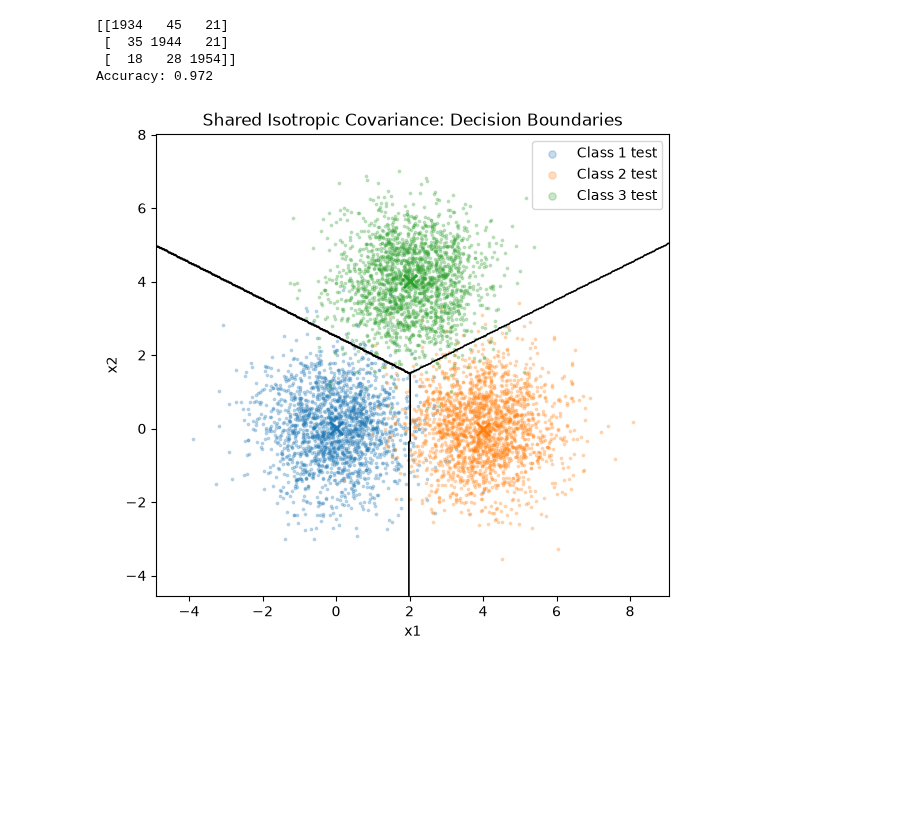
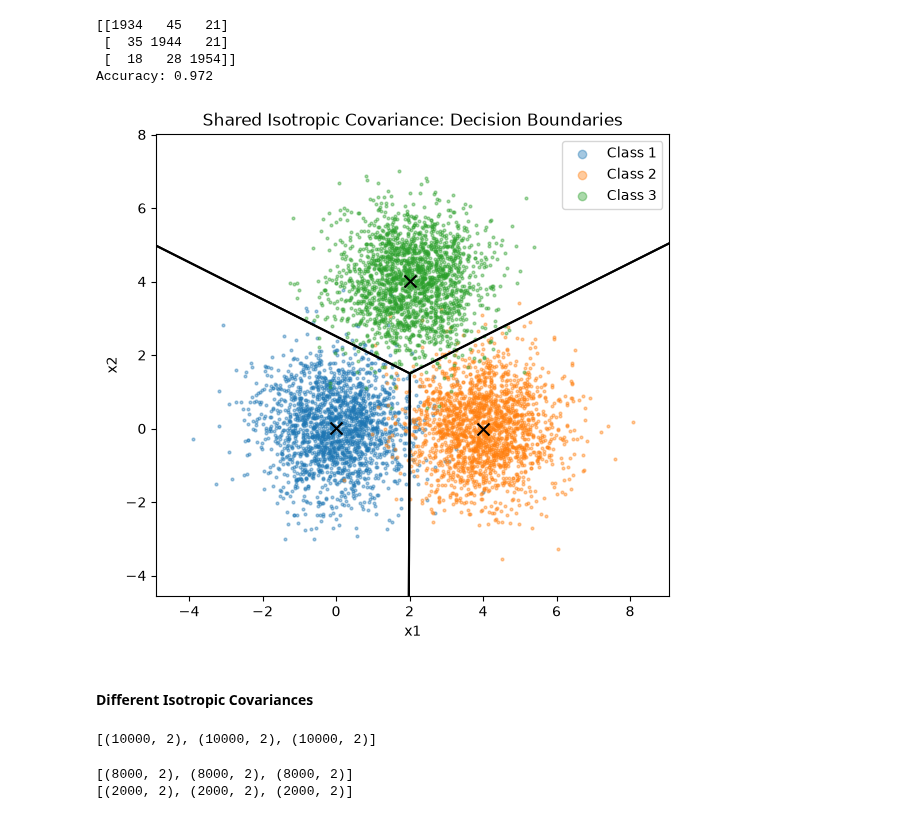
Before and after one commit to karywnl/pattern-recognition, a Jupyter notebook: lab5/lab5.ipynb, the cells around one changed output. Cells and saved outputs as stored; diff of their text form; code cells hidden in the pictures; blank space fills up the shorter version.

```diff
--- a/lab5/lab5.ipynb
+++ b/lab5/lab5.ipynb
@@ -137,31 +137,75 @@ Accuracy: 0.972
 # %%
 # decision regions from the estimated Gaussian scores
 
 test_points = np.vstack(test_class_samples)
 x_values = np.linspace(test_points[:, 0].min() - 1, test_points[:, 0].max() + 1, 400)
 y_values = np.linspace(test_points[:, 1].min() - 1, test_points[:, 1].max() + 1, 400)
 x_grid, y_grid = np.meshgrid(x_values, y_values)
-regions = np.zeros(x_grid.shape, dtype=int)
+grid_scores = np.zeros((3, *x_grid.shape))
 for i in range(x_grid.shape[0]):
     for j in range(x_grid.shape[1]):
         point = np.array([x_grid[i, j], y_grid[i, j]])
-        scores = [gaussian_score(point, mu_hat, shared_cov_est) for mu_hat in train_class_mean_est]
-        regions[i, j] = np.argmax(scores)
+        grid_scores[:, i, j] = [gaussian_score(point, mu_hat, shared_cov_est) for mu_hat in train_class_mean_est]
 
-colors = ["tab:blue", "tab:orange", "tab:green"]
-plt.figure(figsize=(8, 6))
-plt.contour(x_grid, y_grid, regions, levels=[0.5, 1.5], colors="black", linewidths=1.2)
+class_colors = ["tab:blue", "tab:orange", "tab:green"]
+plt.figure(figsize=(7, 6))
 for k, sample in enumerate(test_class_samples):
-    plt.scatter(sample[:, 0], sample[:, 1], s=3, alpha=0.25, color=colors[k], label=f"Class {k + 1} test")
+    plt.scatter(sample[:, 0], sample[:, 1], s=4, alpha=0.4, color=class_colors[k], label=f"Class {k + 1}")
+for k in range(3):
+    other_scores = np.max(np.delete(grid_scores, k, axis=0), axis=0)
+    plt.contour(x_grid, y_grid, grid_scores[k] - other_scores, levels=[0], colors="black")
 for k, mu_hat in enumerate(train_class_mean_est):
-    plt.scatter(mu_hat[0], mu_hat[1], marker="x", s=90, linewidths=2, color=colors[k])
+    plt.scatter(mu_hat[0], mu_hat[1], marker="x", s=75, color="black")
 plt.xlabel("x1")
 plt.ylabel("x2")
 plt.title("Shared Isotropic Covariance: Decision Boundaries")
 plt.gca().set_aspect("equal", adjustable="box")
 plt.xlim(x_values[0], x_values[-1])
 plt.ylim(y_values[0], y_values[-1])
 plt.legend(markerscale=3)
+plt.savefig("../docs/lab5/submissions/figures/shared_isotropic_boundary.png", dpi=150)
 plt.show()
 # %% [output]
-[figure, old version]
+[figure, new version]
+# %% [markdown]
+#### **Different Isotropic Covariances**
+# %%
+# three circular classes with different variances
+
+unequal_isotropic_covariances = [np.eye(2), 2 * np.eye(2), 4 * np.eye(2)]
+unequal_isotropic_samples = []
+unequal_isotropic_rng = np.random.default_rng(43)
+
+for mean, covariance in zip(means, unequal_isotropic_covariances):
+    std = np.sqrt(covariance[0, 0])
+    sample = np.column_stack((
+        gaussian(mean[0], std, n, unequal_isotropic_rng),
+        gaussian(mean[1], std, n, unequal_isotropic_rng)
+    ))
+    unequal_isotropic_samples.append(sample)
+
+print([sample.shape for sample in unequal_isotropic_samples])
+# %% [output]
+[(10000, 2), (10000, 2), (10000, 2)]
+# %%
+# shuffle and split each class as before
+
+np.random.seed(43)
+unequal_indices = np.random.permutation(n)
+
+unequal_shuffled_samples = []
+for sample in unequal_isotropic_samples:
+    unequal_shuffled_samples.append(sample[unequal_indices])
+
+unequal_train_samples = []
+unequal_test_samples = []
+train_end = int(0.8 * n)
+for sample in unequal_shuffled_samples:
+    unequal_train_samples.append(sample[:train_end, :])
+    unequal_test_samples.append(sample[train_end:, :])
+
+print([sample.shape for sample in unequal_train_samples])
+print([sample.shape for sample in unequal_test_samples])
+# %% [output]
+[(8000, 2), (8000, 2), (8000, 2)]
+[(2000, 2), (2000, 2), (2000, 2)]
```
Also changed, not shown: parts of 28 cells of this notebook, 9 other files.
